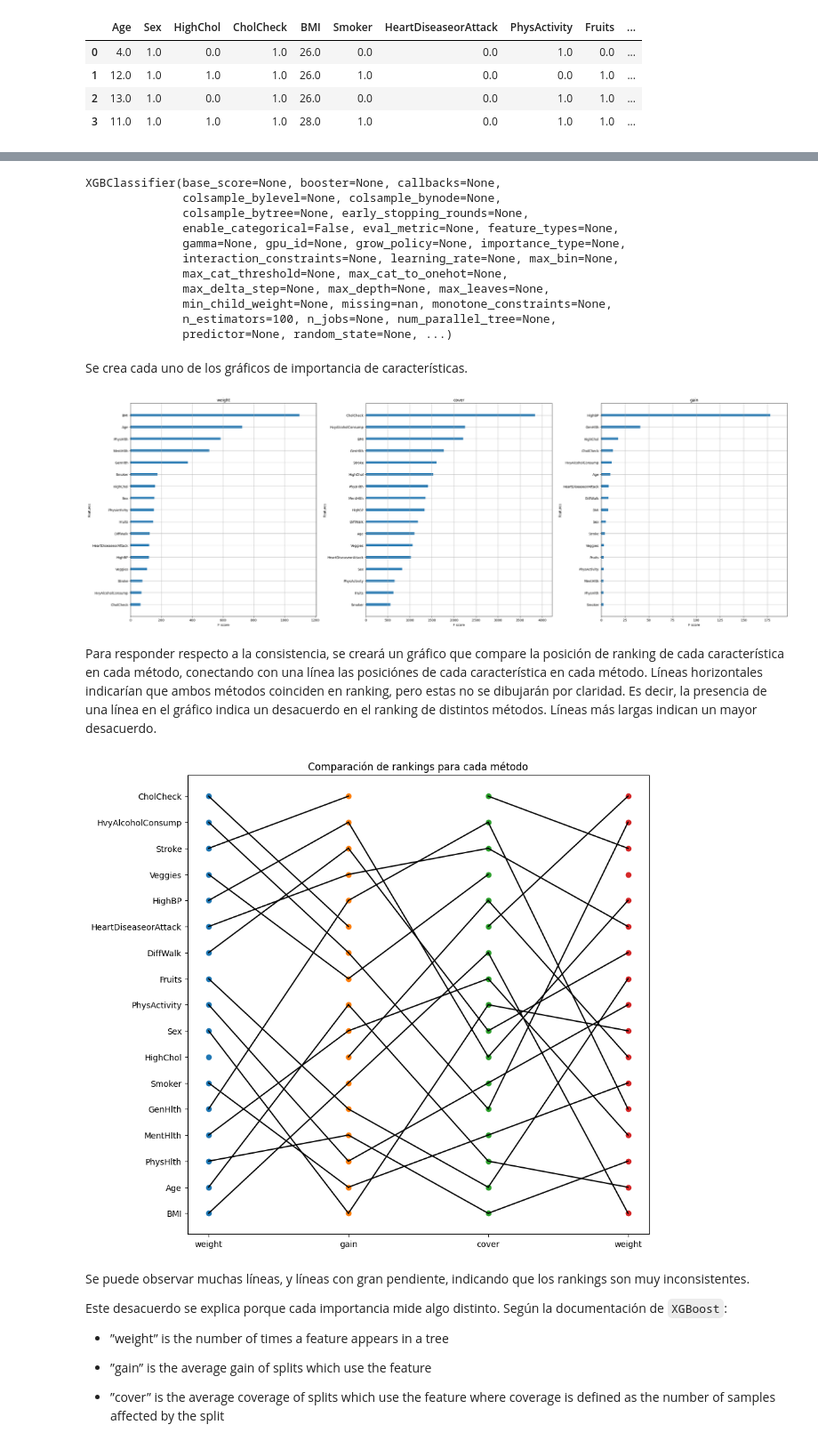
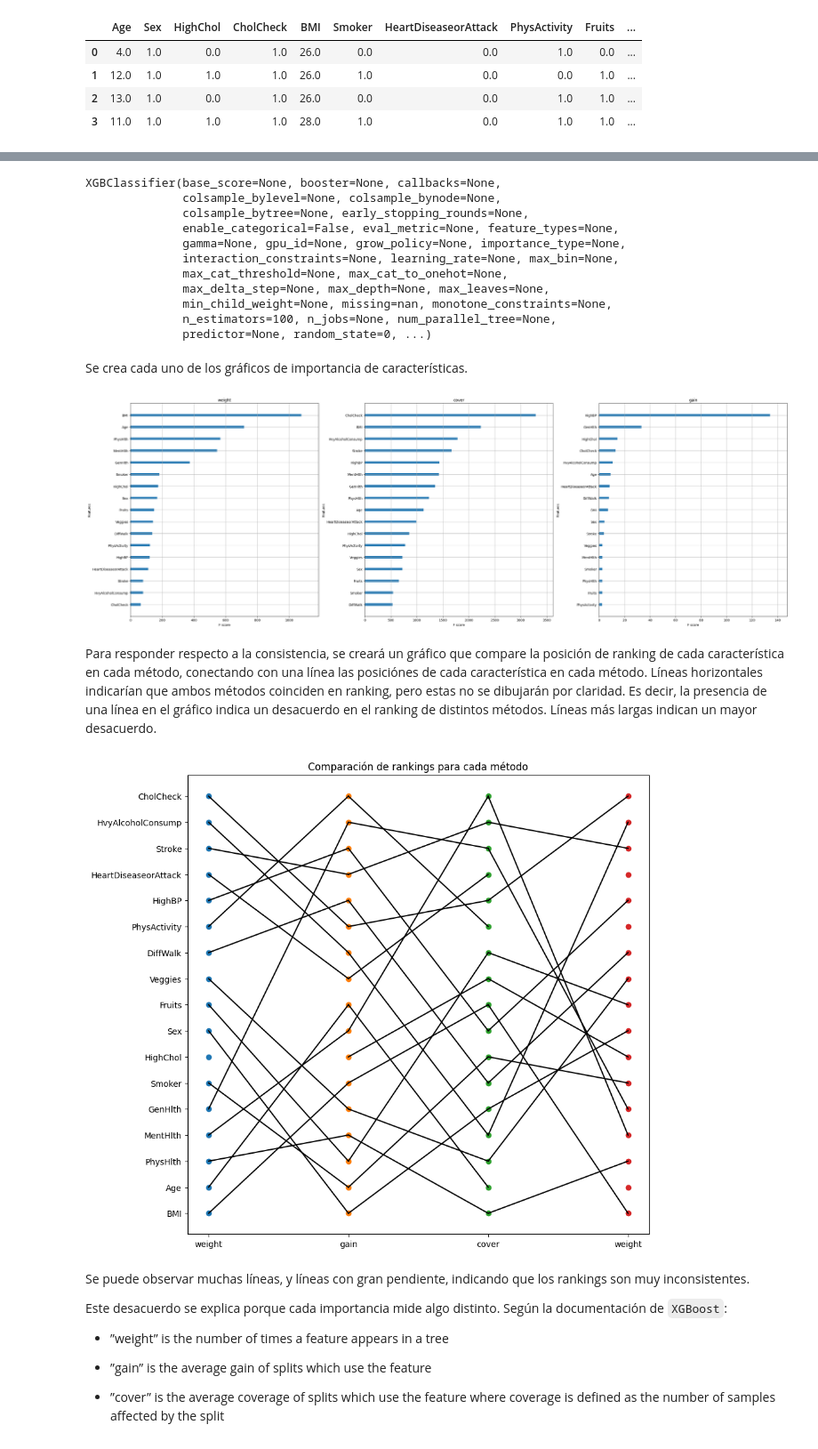
Before and after one commit to johnny-godoy/laboratorios-mds, a Jupyter notebook: 2023/lab10/laboratorio_10.ipynb, the cells around one changed output, grey strips where cells are left out. Shown at 89% size. Drawn from its saved outputs; the diff is of its cells as text; code cells hidden in the pictures.

```diff
--- a/2023/lab10/laboratorio_10.ipynb
+++ b/2023/lab10/laboratorio_10.ipynb
@@ -66,7 +66,7 @@ import pandas as pd
 import xgboost as xgb
 from sklearn.model_selection import cross_validate
 # %%
-df = pd.read_csv("data/input/diabetes_data.csv")
+df = pd.read_csv("data/input/diabetes_data.csv").drop_duplicates()
 df.head(4)
 # %% [output]
 |  | Age | Sex | HighChol | CholCheck | BMI | Smoker | HeartDiseaseorAttack | PhysActivity | Fruits | ... |
@@ -195,7 +231,7 @@ más frecuentemente características repetidas.
 </p>
 # %%
 def build_clf():
-    return xgb.XGBClassifier().fit(X, y)
+    return xgb.XGBClassifier(random_state=0).fit(X, y)
 
 
 clf = load_or_create_pickle("output/xgb_clf.pkl", build_clf)
@@ -211,7 +247,7 @@ XGBClassifier(base_score=None, booster=None, callbacks=None,
               max_delta_step=None, max_depth=None, max_leaves=None,
               min_child_weight=None, missing=nan, monotone_constraints=None,
               n_estimators=100, n_jobs=None, num_parallel_tree=None,
-              predictor=None, random_state=None, ...)
+              predictor=None, random_state=0, ...)
 # %% [markdown]
  Se crea cada uno de los gráficos de importancia de características.
 # %%
@@ -223,7 +259,7 @@ for method, ax in zip(importance_types, axes):
     )
 plt.tight_layout()
 # %% [output]
-[figure, old version]
+[figure, new version]
 # %% [markdown]
 Para responder respecto a la consistencia, se creará un gráfico que compare la
 posición de ranking de cada característica en cada método, conectando con una línea
@@ -241,43 +277,43 @@ importances = {
 }
 weight = importances["weight"]
 x = np.zeros_like(weight, dtype=np.float32)
-y = np.arange(len(weight))
+ns = np.arange(len(weight))
 fig, ax = plt.subplots(figsize=(10, 10))
 for i, method in enumerate(importance_types):
-    ax.scatter(x + i, y, marker="o")
-ax.scatter(x + len(importance_types), y, marker="o")
+    ax.scatter(x + i, ns, marker="o")
+ax.scatter(x + len(importance_types), ns, marker="o")
 
 weight_indices = np.arange(len(weight))
 gain_indices = importances["gain"].values.argsort()
 cover_indices = importances["cover"].values.argsort()
 
 weight_gain_mask = weight_indices != gain_indices
 gain_cover_mask = gain_indices != cover_indices
 cover_weight_mask = cover_indices != weight_indices
 
 ax.plot(
     [0, 1],
     np.column_stack((weight_indices, gain_indices))[weight_gain_mask].T,
     color="k",
 )
 ax.plot(
     [1, 2], np.column_stack((gain_indices, cover_indices))[gain_cover_mask].T, color="k"
 )
 ax.plot(
     [2, 3],
     np.column_stack((cover_indices, weight_indices))[cover_weight_mask].T,
     color="k",
 )
 
 with warnings.catch_warnings():
     warnings.simplefilter("ignore")
     ax.set_yticklabels(weight)
-    ax.set_yticks(y)
+    ax.set_yticks(ns)
     ax.set_xticklabels(["weight", "gain", "cover", "weight"])
     ax.set_xticks([0, 1, 2, 3])
 ax.set_title("Comparación de rankings para cada método");
 # %% [output]
-[figure, old version]
+[figure, new version]
 # %% [markdown]
 Se puede observar muchas líneas, y líneas con gran pendiente, indicando que los
 rankings son muy inconsistentes.
```
Also changed, not shown: parts of 7 cells of this notebook, 2 other files.
